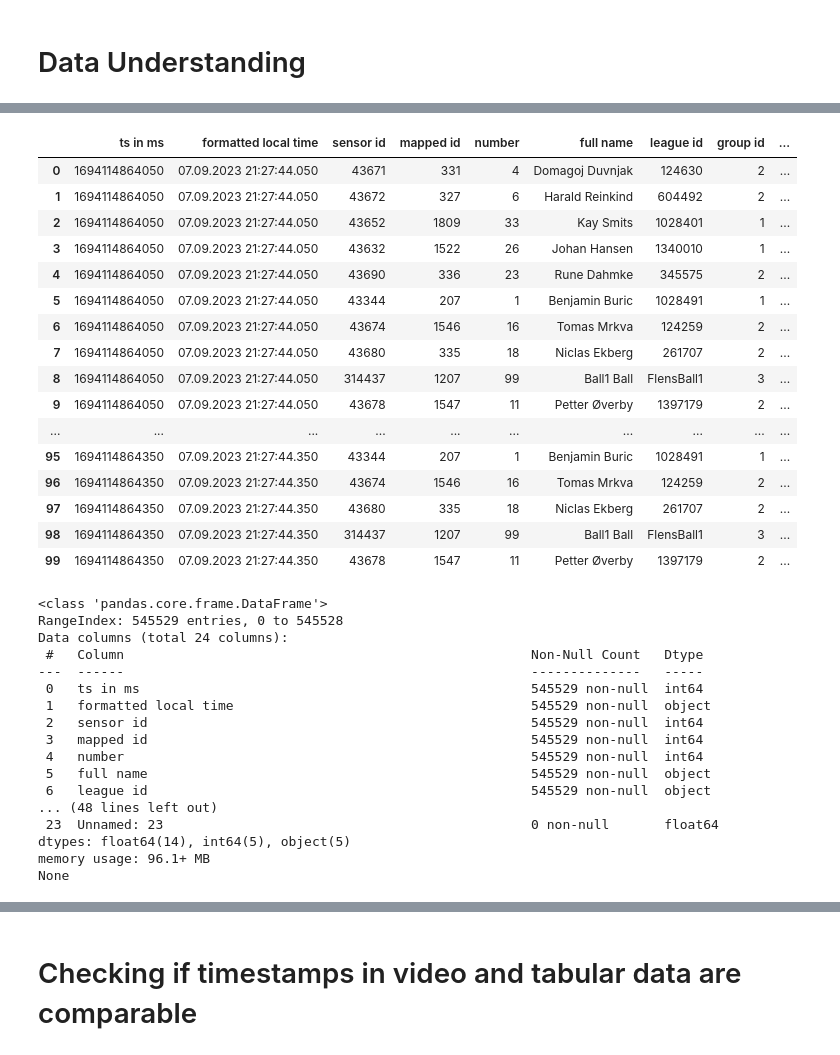
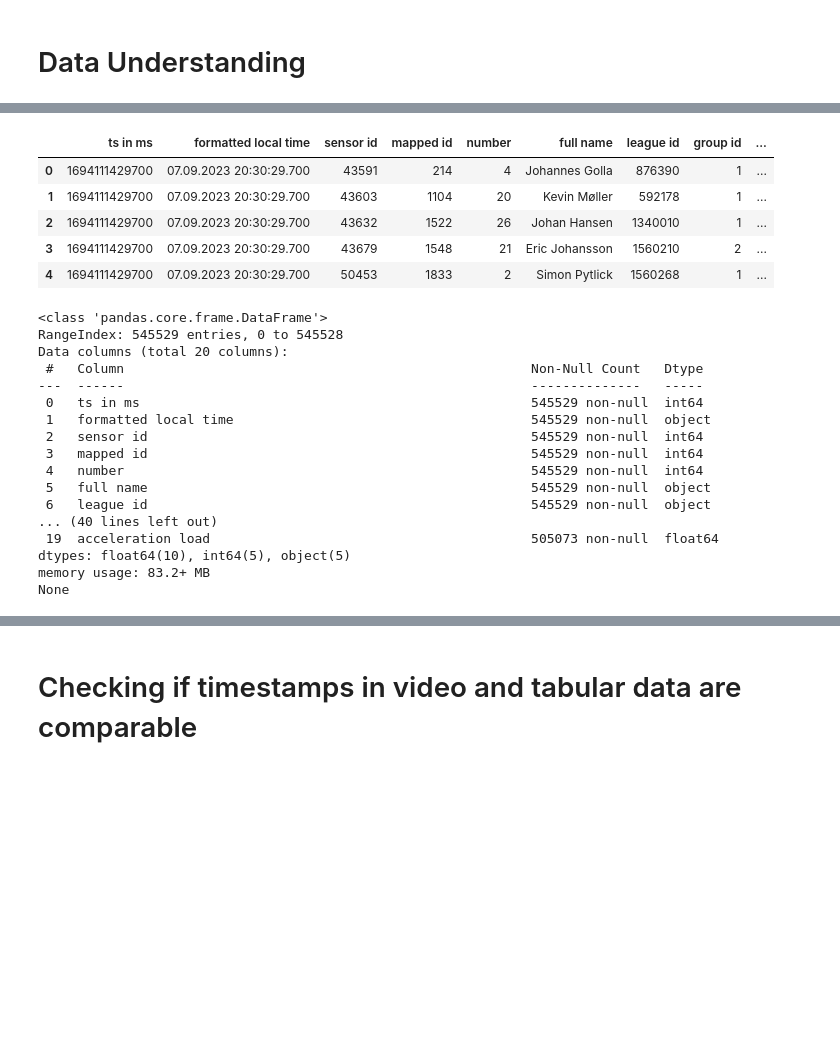
Before and after one commit to Zalipski/handball_mt, a Jupyter notebook: handball.ipynb, the cells around one changed output, grey strips where cells are left out. Saved outputs shown, nothing was run; the diff lists cells and outputs as text; code cells hidden in the pictures; blank space fills up the shorter version.

```diff
--- a/handball.ipynb
+++ b/handball.ipynb
@@ -18,5 +28,6 @@ from datetime import datetime
 pd.set_option("display.max_columns", 30)
 pd.set_option("display.max_rows", 1000)
 # %%
-match_h1 = pd.read_csv("handball_sample/Match_H1.csv", sep = ";")
-match_h2 = pd.read_csv("handball_sample/Match_H2.csv", sep = ";")
+match_h1 = pd.read_csv(r"handball_sample\flensburg_kiel_md5_h1.csv", sep = ";")
+match_h2 = pd.read_csv(r"handball_sample\flensburg_kiel_md5_h1.csv", sep = ";")
+tags = pd.read_csv(r"handball_sample\tags_flensburg_kiel_md5_s2324.csv", sep = ";")
@@ -63,31 +70,20 @@ match_h1[5237:].head(100)
 # %%
 match_h2 = match_h2.loc[:, ~match_h2.columns.isin(["heart rate in bpm", "core temperature in celsius", "player orientation in deg",  "Unnamed: 23"])]
-match_h2.head(100)
+match_h2.head(5)
 # %% [output]
 |  | ts in ms | formatted local time | sensor id | mapped id | number | full name | league id | group id | ... |
-| 0 | 1694114864050 | 07.09.2023 21:27:44.050 | 43671 | 331 | 4 | Domagoj Duvnjak | 124630 | 2 | ... |
-| 1 | 1694114864050 | 07.09.2023 21:27:44.050 | 43672 | 327 | 6 | Harald Reinkind | 604492 | 2 | ... |
-| 2 | 1694114864050 | 07.09.2023 21:27:44.050 | 43652 | 1809 | 33 | Kay Smits | 1028401 | 1 | ... |
-| 3 | 1694114864050 | 07.09.2023 21:27:44.050 | 43632 | 1522 | 26 | Johan Hansen | 1340010 | 1 | ... |
-| 4 | 1694114864050 | 07.09.2023 21:27:44.050 | 43690 | 336 | 23 | Rune Dahmke | 345575 | 2 | ... |
-| 5 | 1694114864050 | 07.09.2023 21:27:44.050 | 43344 | 207 | 1 | Benjamin Buric | 1028491 | 1 | ... |
-| 6 | 1694114864050 | 07.09.2023 21:27:44.050 | 43674 | 1546 | 16 | Tomas Mrkva | 124259 | 2 | ... |
-| 7 | 1694114864050 | 07.09.2023 21:27:44.050 | 43680 | 335 | 18 | Niclas Ekberg | 261707 | 2 | ... |
-| 8 | 1694114864050 | 07.09.2023 21:27:44.050 | 314437 | 1207 | 99 | Ball1 Ball | FlensBall1 | 3 | ... |
-| 9 | 1694114864050 | 07.09.2023 21:27:44.050 | 43678 | 1547 | 11 | Petter Øverby | 1397179 | 2 | ... |
-| ... | ... | ... | ... | ... | ... | ... | ... | ... | ... |
-| 95 | 1694114864350 | 07.09.2023 21:27:44.350 | 43344 | 207 | 1 | Benjamin Buric | 1028491 | 1 | ... |
-| 96 | 1694114864350 | 07.09.2023 21:27:44.350 | 43674 | 1546 | 16 | Tomas Mrkva | 124259 | 2 | ... |
-| 97 | 1694114864350 | 07.09.2023 21:27:44.350 | 43680 | 335 | 18 | Niclas Ekberg | 261707 | 2 | ... |
-| 98 | 1694114864350 | 07.09.2023 21:27:44.350 | 314437 | 1207 | 99 | Ball1 Ball | FlensBall1 | 3 | ... |
-| 99 | 1694114864350 | 07.09.2023 21:27:44.350 | 43678 | 1547 | 11 | Petter Øverby | 1397179 | 2 | ... |
+| 0 | 1694111429700 | 07.09.2023 20:30:29.700 | 43591 | 214 | 4 | Johannes Golla | 876390 | 1 | ... |
+| 1 | 1694111429700 | 07.09.2023 20:30:29.700 | 43603 | 1104 | 20 | Kevin Møller | 592178 | 1 | ... |
+| 2 | 1694111429700 | 07.09.2023 20:30:29.700 | 43632 | 1522 | 26 | Johan Hansen | 1340010 | 1 | ... |
+| 3 | 1694111429700 | 07.09.2023 20:30:29.700 | 43679 | 1548 | 21 | Eric Johansson | 1560210 | 2 | ... |
+| 4 | 1694111429700 | 07.09.2023 20:30:29.700 | 50453 | 1833 | 2 | Simon Pytlick | 1560268 | 1 | ... |
 # %%
 print(match_h1.info())
 print(match_h2.info())
 # %% [output]
 <class 'pandas.core.frame.DataFrame'>
 RangeIndex: 545529 entries, 0 to 545528
-Data columns (total 24 columns):
+Data columns (total 20 columns):
  #   Column                                                    Non-Null Count   Dtype
 ---  ------                                                    --------------   -----
  0   ts in ms                                                  545529 non-null  int64
@@ -97,10 +93,10 @@ Data columns (total 24 columns):
  4   number                                                    545529 non-null  int64
  5   full name                                                 545529 non-null  object
  6   league id                                                 545529 non-null  object
-... (48 lines left out)
- 23  Unnamed: 23                                               0 non-null       float64
-dtypes: float64(14), int64(5), object(5)
-memory usage: 96.1+ MB
+... (40 lines left out)
+ 19  acceleration load                                         505073 non-null  float64
+dtypes: float64(10), int64(5), object(5)
+memory usage: 83.2+ MB
 None
 # %%
 match_h1.describe()
```
Also changed, not shown: parts of 21 cells of this notebook.
